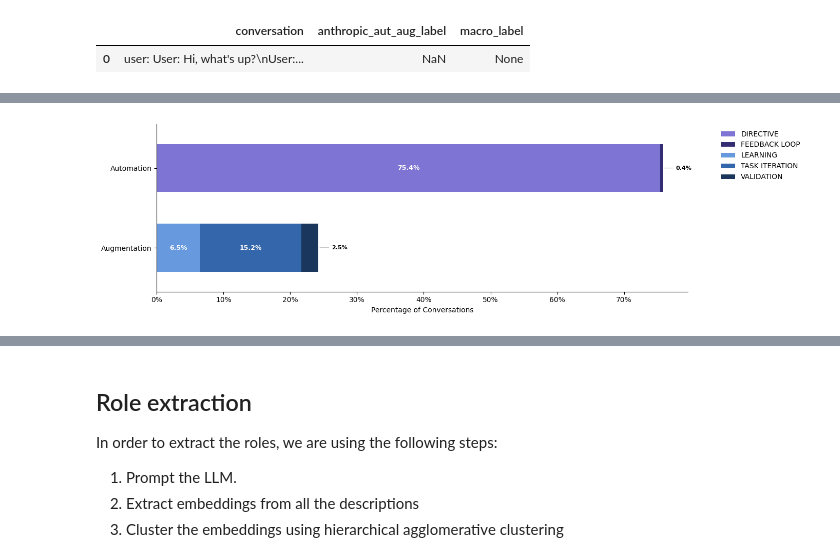
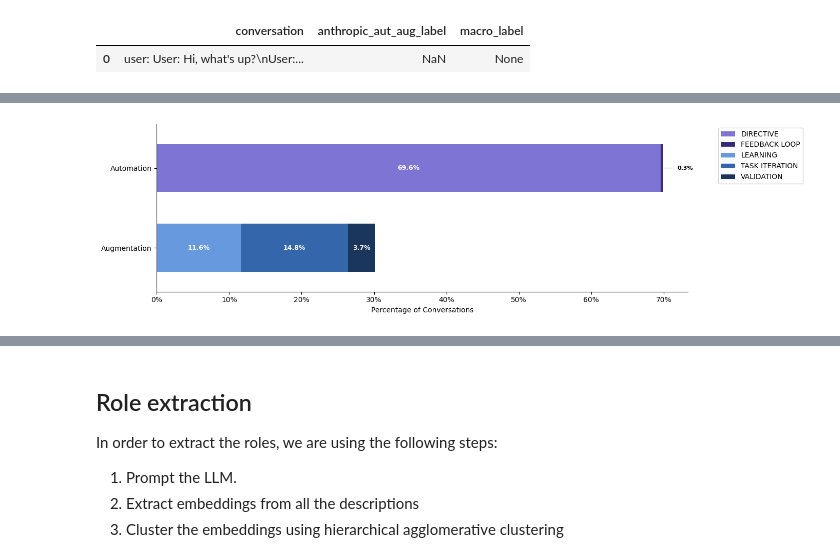
Before and after one commit to Engineering-AI-Systems-Team-3/chatgpt-at-work, a Jupyter notebook: chatgpt_at_work.ipynb, the cells around one changed output, grey strips where cells are left out. Cells and saved outputs as stored; diff of their text form; code cells hidden in the pictures.

Commit message:
- Included analysis on patents dataset - Removed sklearn agglomerative clustering - Moved `high_epoch.csv` dataset file to a different path.

```diff
--- a/chatgpt_at_work.ipynb
+++ b/chatgpt_at_work.ipynb
@@ -43,8 +40,8 @@ WAIT_TIME = 60
 RANDOM_SEED = 42
 BUFFER_SIZE = 10_000
 SAMPLE_PERCENTAGE = 0.01
-# MODEL_ID = "nvidia/nemotron-3-super-120b-a12b:free"
-MODEL_ID = "openai/gpt-5-nano"
+MODEL_ID = "nvidia/nemotron-3-super-120b-a12b:free"
+# MODEL_ID = "openai/gpt-5-nano"
 EMBEDDING_MODEL_ID = "sentence-transformers/all-mpnet-base-v2"
 EMBEDDING_BATCH_SIZE = 256
 CHECKPOINT_INTERVAL = 10
@@ -56,6 +53,7 @@ RAW_CLAUDE_DATA_PATH = INPUT_DATA_DIR / "aei_raw_claude_ai_2026-02-05_to_2026-02
 TASK_STATEMENTS_PATH = INPUT_DATA_DIR / "TaskStatements.csv"
 PATENTS_DATA_PATH = INPUT_DATA_DIR / "patent_task_matches_percentile.csv"
 EPOCH_DATA_PATH = INPUT_DATA_DIR / "Value_gpt_task_assessments_test_indep.csv"
+HIGH_EPOCH_DATA_PATH = INPUT_DATA_DIR / "high_epoch.csv"
 
 PROMPTS_DIR = Path("./prompts")
 WORK_RELATED_PROMPT_PATH = PROMPTS_DIR / "work_related.json"
@@ -814,11 +707,0 @@ def check_automation_augmentation(
-# %%
-if not AUTOMATION_AUGMENTATION_OUTPUT_PATH.exists():
-    automation_augmentation_df = check_automation_augmentation(
-        conversations=mapped_conversations_df,
-        tasks=tasks_df,
-        patents=enriched_patents_df,
-        use_patents=False,
-    )
-else:
-    automation_augmentation_df = pd.read_csv(AUTOMATION_AUGMENTATION_OUTPUT_PATH)
-automation_augmentation_df.head(1)
@@ -874,11 +707,0 @@ plot_rubric_labels(df=automation_augmentation_df)
-# %%
-if not PATENTS_OUTPUT_PATH.exists():
-    patents_aug_aut_df = check_automation_augmentation(
-        conversations=mapped_conversations_df,
-        tasks=tasks_df,
-        patents=enriched_patents_df,
-        use_patents=True,
-    )
-else:
-    patents_aug_aut_df = pd.read_csv(PATENTS_OUTPUT_PATH)
-patents_aug_aut_df.head(1)
@@ -1045,0 +832,8 @@ anthropic_aut_aug_df.head(1)
+# %%
+anthropic_high_epoch_df = pd.merge(
+    left=anthropic_aut_aug_df,
+    right=work_related_high_epoch_df,
+    on="conversation",
+    how="inner"
+)
+anthropic_high_epoch_df.head()
@@ -1046,7 +847,9 @@ anthropic_aut_aug_df.head(1)
 # %%
+# TODO: Change colors to black, white and shades of grey
+
 plot_data = pd.crosstab(
-    anthropic_aut_aug_df['macro_label'],
-    anthropic_aut_aug_df['anthropic_aut_aug_label'],
+    anthropic_high_epoch_df['macro_label'],
+    anthropic_high_epoch_df['anthropic_aut_aug_label'],
     normalize='all'
 ) * 100
 
@@ -1075,7 +878,7 @@ ax.spines[['top', 'right']].set_visible(False)
 ax.set_xlabel('Percentage of Conversations')
 ax.set_ylabel('')
 ax.xaxis.set_major_formatter(mtick.PercentFormatter())
-ax.legend(bbox_to_anchor=(1.05, 1), loc='upper left', frameon=False)
+ax.legend(bbox_to_anchor=(1.05, 1), loc='upper left')
 
 for container in ax.containers:
     for v in container:
@@ -1087,31 +890,31 @@ for container in ax.containers:
         x_mid = x_start + width / 2
         y_mid = v.get_y() + v.get_height() / 2
         x_end = x_start + width
 
         if width < 3:  # small segment: label outside to the right
             ax.annotate(
                 f'{width:.1f}%',
                 xy=(x_end, y_mid),           # tip of the bar segment
                 xytext=(x_end + 2, y_mid),   # label offset to the right
                 ha='left',
                 va='center',
                 color='black',
                 fontsize=8,
                 fontweight='bold',
                 arrowprops=dict(arrowstyle='-', color='gray', lw=0.8)
             )
         else:  # large segment: label inside as before
             ax.text(
                 x_mid, y_mid,
                 f'{width:.1f}%',
                 ha='center',
                 va='center',
                 color='white',
                 fontweight='bold',
                 fontsize=9
             )
 
 plt.tight_layout()
 plt.show()
 # %% [output]
-[figure, old version]
+[figure, new version]
```
Also changed, not shown: parts of 47 cells of this notebook, 3 other files.
